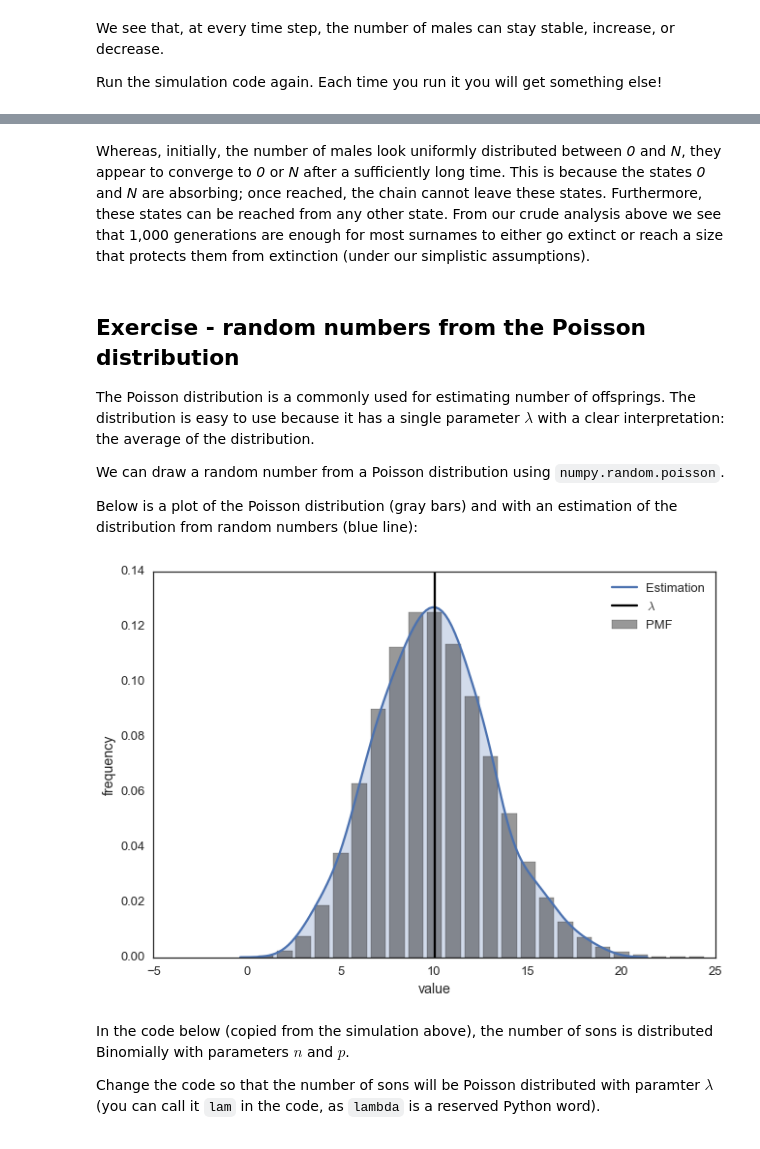
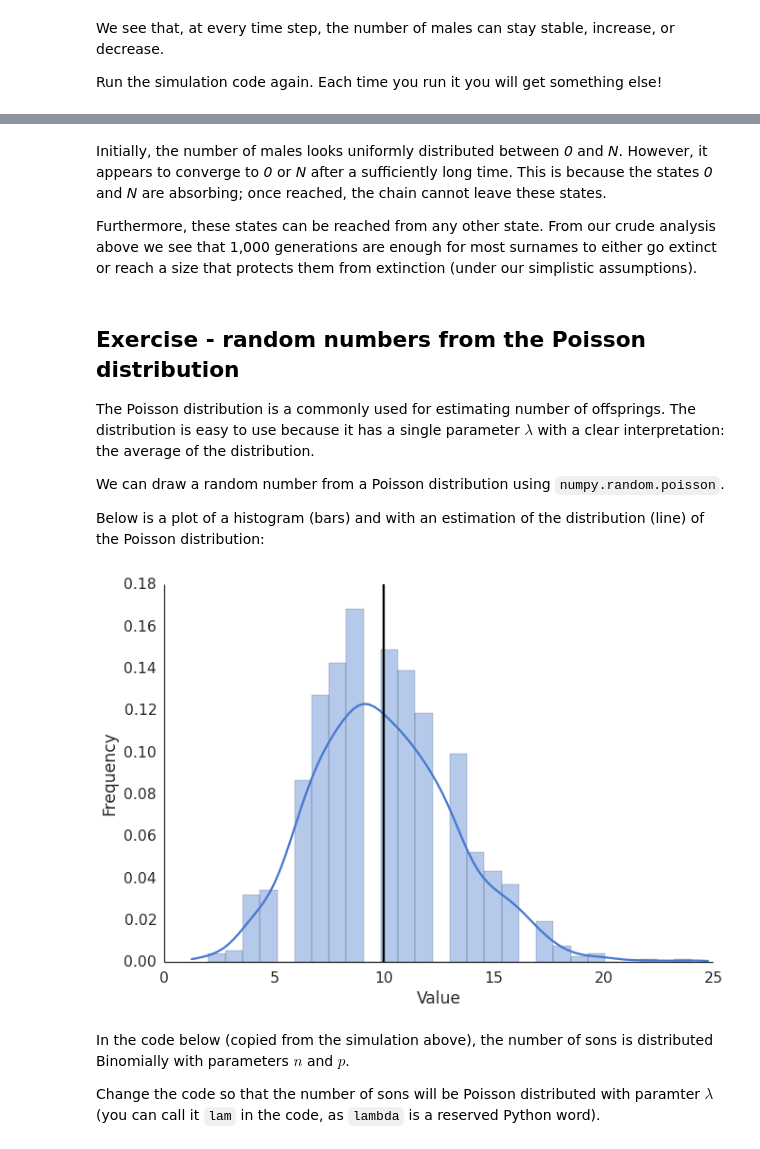
Before and after one commit to Py4Life/TAU2015, a Jupyter notebook: lecture8.ipynb, the cells around one changed output, grey strips where cells are left out. Saved outputs shown, nothing was run; the diff lists cells and outputs as text; code cells hidden in the pictures.

```diff
--- a/lecture8.ipynb
+++ b/lecture8.ipynb
@@ -43,6 +22,9 @@ OK, let's start by importing NumPy & Co. as well as seaborn for plot styling and
 # %%
 %matplotlib inline
+import matplotlib.pyplot as plt
+import numpy as np
+from scipy import stats
 import seaborn as sns
 sns.set_style('white')
-sns.set_context('talk')
-from scipy import stats
+sns.set_context('talk', font_scale=1.2)
+sns.set_palette(sns.color_palette('Set1'))
@@ -58,4 +97,5 @@ We further simplify the model by assuming that each male has probability $n$ off
 # %%
+sns.set_palette(sns.color_palette('muted'))
 N = 1000
 n = 3
 p = 0.35 # probability for a reproductive son
@@ -206,10 +250,10 @@ for i, nsteps in enumerate(nsteps_list):
 # %% [markdown]
-Whereas, initially, the number of males look uniformly distributed between _0_ and _N_,
-they appear to converge to _0_ or _N_ after a sufficiently long time. This is because the
-states _0_ and _N_ are absorbing; once reached, the chain cannot leave these states.
+Initially, the number of males looks uniformly distributed between _0_ and _N_.
+However, it appears to converge to _0_ or _N_ after a sufficiently long time.
+This is because the states _0_ and _N_ are absorbing; once reached, the chain cannot leave these states.
+
 Furthermore, these states can be reached from any other state.
-From our crude analysis above we see that 1,000 generations are enough for most surnames to either
-go extinct or reach a size that protects them from extinction (under our simplistic assumptions).
+From our crude analysis above we see that 1,000 generations are enough for most surnames to either go extinct or reach a size that protects them from extinction (under our simplistic assumptions).
 # %% [markdown]
 ## Exercise - random numbers from the Poisson distribution
 
@@ -218,17 +262,16 @@ The distribution is easy to use because it has a single parameter $\lambda$ with
 
 We can draw a random number from a Poisson distribution using `numpy.random.poisson`.
 
-Below is a plot of the Poisson distribution (gray bars) and with an estimation of the distribution from random numbers (blue line):
+Below is a plot of a histogram (bars) and with an estimation of the distribution (line) of the Poisson distribution:
 # %%
 x = np.random.poisson(lam=10,size=1000)
-sns.kdeplot(x, shade=True, label='Estimation')
-bar(range(25), stats.poisson(10).pmf(range(25)), alpha=0.5, color='#333333', align='center', label='PMF')
-axvline(x=10, color='k', label='$\lambda$')
-xlabel('value')
-ylabel('frequency')
-legend();
+sns.distplot(x)
+plt.axvline(x=10, color='k')
+plt.xlabel('Value')
+plt.ylabel('Frequency')
+sns.despine()
 # %% [output]
-[figure, old version]
+[figure, new version]
 # %% [markdown]
 In the code below (copied from the simulation above), the number of sons is distributed Binomially with parameters $n$ and $p$.
 
```
Also changed, not shown: parts of 32 cells of this notebook.
